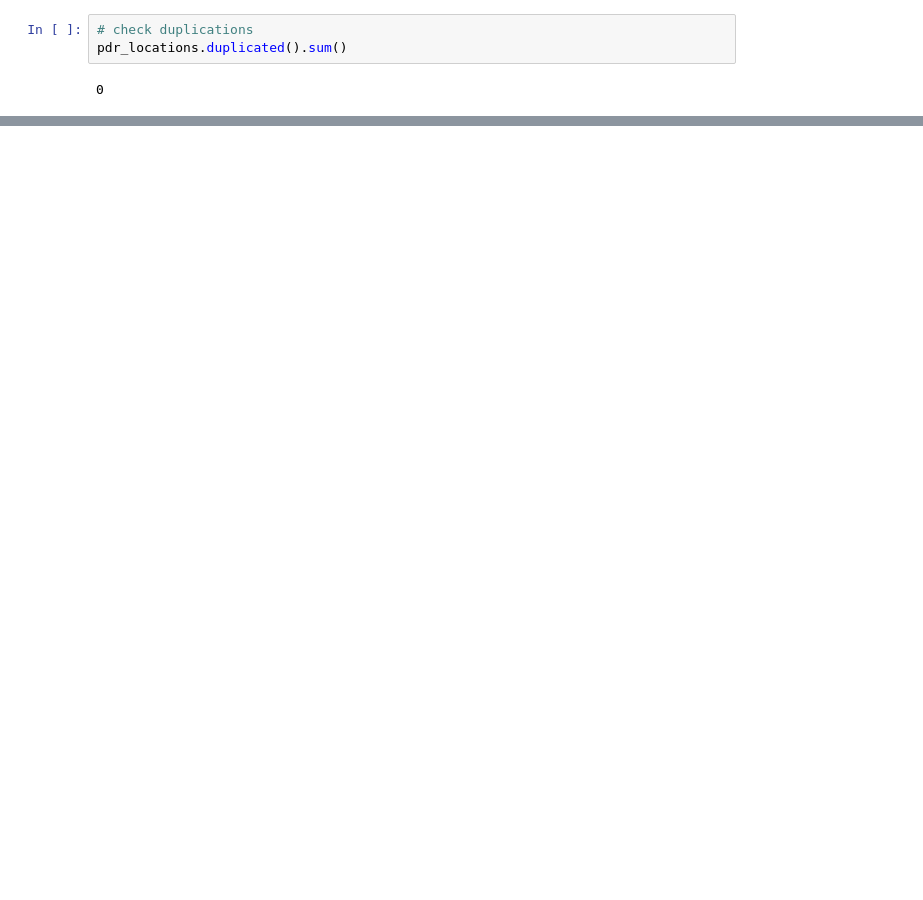
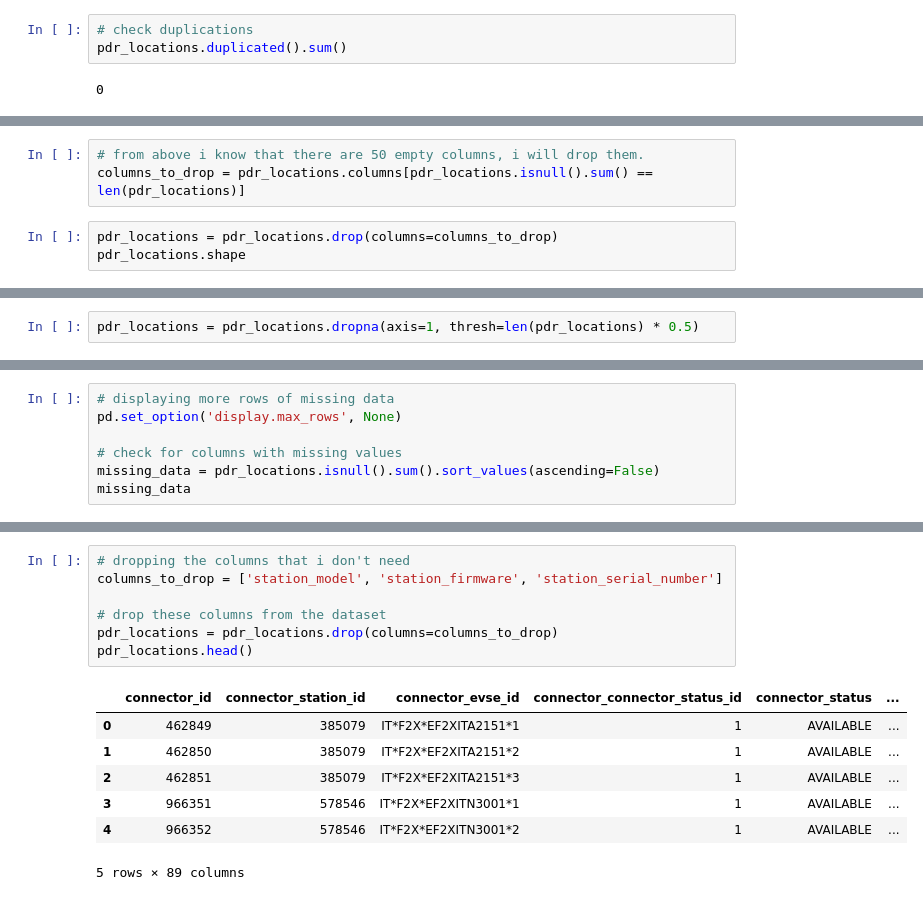
Before and after one commit to trangdtk-vnu/charging_stations, a Jupyter notebook: pdr_locations.ipynb, the cells around one changed output, grey strips where cells are left out. Saved outputs shown, nothing was run; the diff lists cells and outputs as text; blank space fills up the shorter version.

Commit message:
cleaned dataset
Signed-off-by: Kamila <kamila01950@gmail.com>

```diff
--- a/pdr_locations.ipynb
+++ b/pdr_locations.ipynb
@@ -59,0 +75,6 @@ pdr_locations.duplicated().sum()
+# %%
+# from above i know that there are 50 empty columns, i will drop them.
+columns_to_drop = pdr_locations.columns[pdr_locations.isnull().sum() == len(pdr_locations)]
+# %%
+pdr_locations = pdr_locations.drop(columns=columns_to_drop)
+pdr_locations.shape
@@ -59,0 +107,2 @@ pdr_locations.duplicated().sum()
+# %%
+pdr_locations = pdr_locations.dropna(axis=1, thresh=len(pdr_locations) * 0.5)
@@ -59,0 +113,7 @@ pdr_locations.duplicated().sum()
+# %%
+# displaying more rows of missing data
+pd.set_option('display.max_rows', None)
+
+# check for columns with missing values
+missing_data = pdr_locations.isnull().sum().sort_values(ascending=False)
+missing_data
@@ -59,0 +211,15 @@ pdr_locations.duplicated().sum()
+# %%
+# dropping the columns that i don't need
+columns_to_drop = ['station_model', 'station_firmware', 'station_serial_number']
+
+# drop these columns from the dataset
+pdr_locations = pdr_locations.drop(columns=columns_to_drop)
+pdr_locations.head()
+# %% [output]
+|  | connector_id | connector_station_id | connector_evse_id | connector_connector_status_id | connector_status | ... |
+| 0 | 462849 | 385079 | IT*F2X*EF2XITA2151*1 | 1 | AVAILABLE | ... |
+| 1 | 462850 | 385079 | IT*F2X*EF2XITA2151*2 | 1 | AVAILABLE | ... |
+| 2 | 462851 | 385079 | IT*F2X*EF2XITA2151*3 | 1 | AVAILABLE | ... |
+| 3 | 966351 | 578546 | IT*F2X*EF2XITN3001*1 | 1 | AVAILABLE | ... |
+| 4 | 966352 | 578546 | IT*F2X*EF2XITN3001*2 | 1 | AVAILABLE | ... |
+5 rows × 89 columns
```
Also changed, not shown: parts of 39 cells of this notebook.
